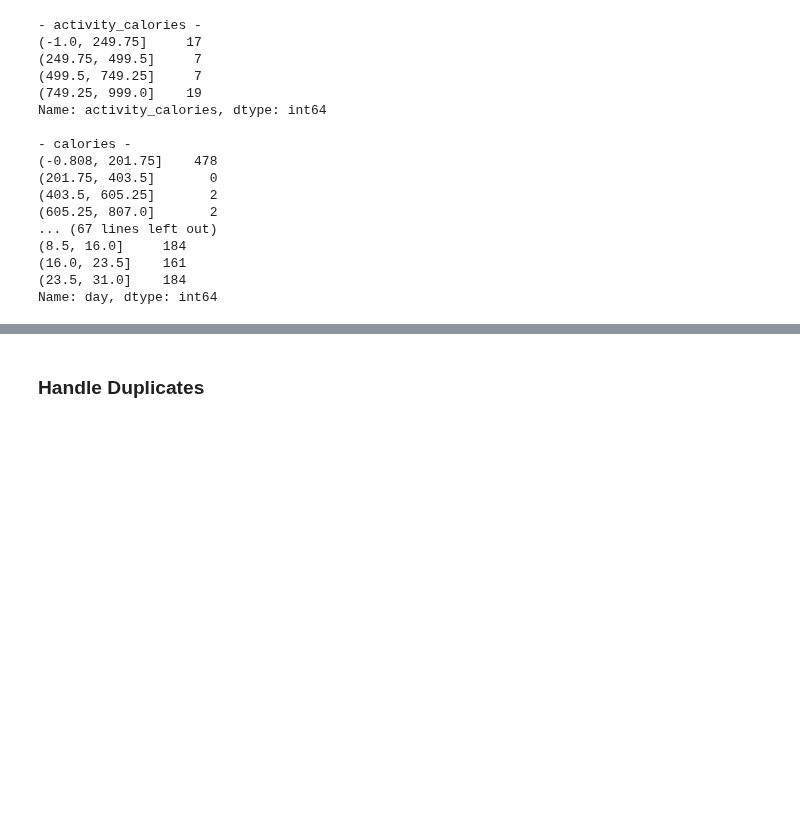
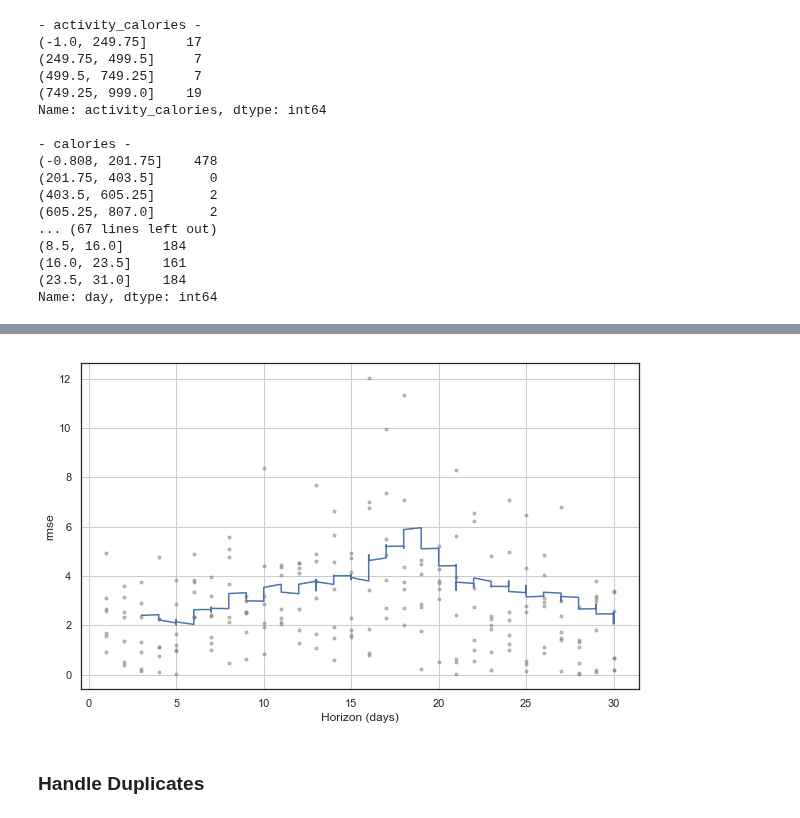
Before and after one commit to time-series-101-eric-norrick/tsa-fitbit, a Jupyter notebook: TimeSeries_Project.ipynb, the cells around one changed output, grey strips where cells are left out. Saved outputs shown, nothing was run; the diff lists cells and outputs as text; code cells hidden in the pictures; blank space fills up the shorter version.

```diff
--- a/TimeSeries_Project.ipynb
+++ b/TimeSeries_Project.ipynb
@@ -206,0 +239,8 @@ Name: day, dtype: int64
+# %%
+from fbprophet.diagnostics import cross_validation, performance_metrics
+# cross_validation(m, initial = 730, period = 180, horizon = 365, units = 'days')
+df_cv = cross_validation(m, horizon='30 days')
+
+
+df_p = performance_metrics(df_cv)
+df_p.head(5)
@@ -207,3 +255,9 @@ Name: day, dtype: int64
+# %%
+from fbprophet.plot import plot_cross_validation_metric, plot_forecast_component
+
+fig3 = plot_cross_validation_metric(df_cv, metric='rmse')
+# %% [output]
+[figure, added]
 # %% [markdown]
 ### Handle Duplicates
 # %% [markdown]
```
Also changed, not shown: parts of 12 cells of this notebook.
